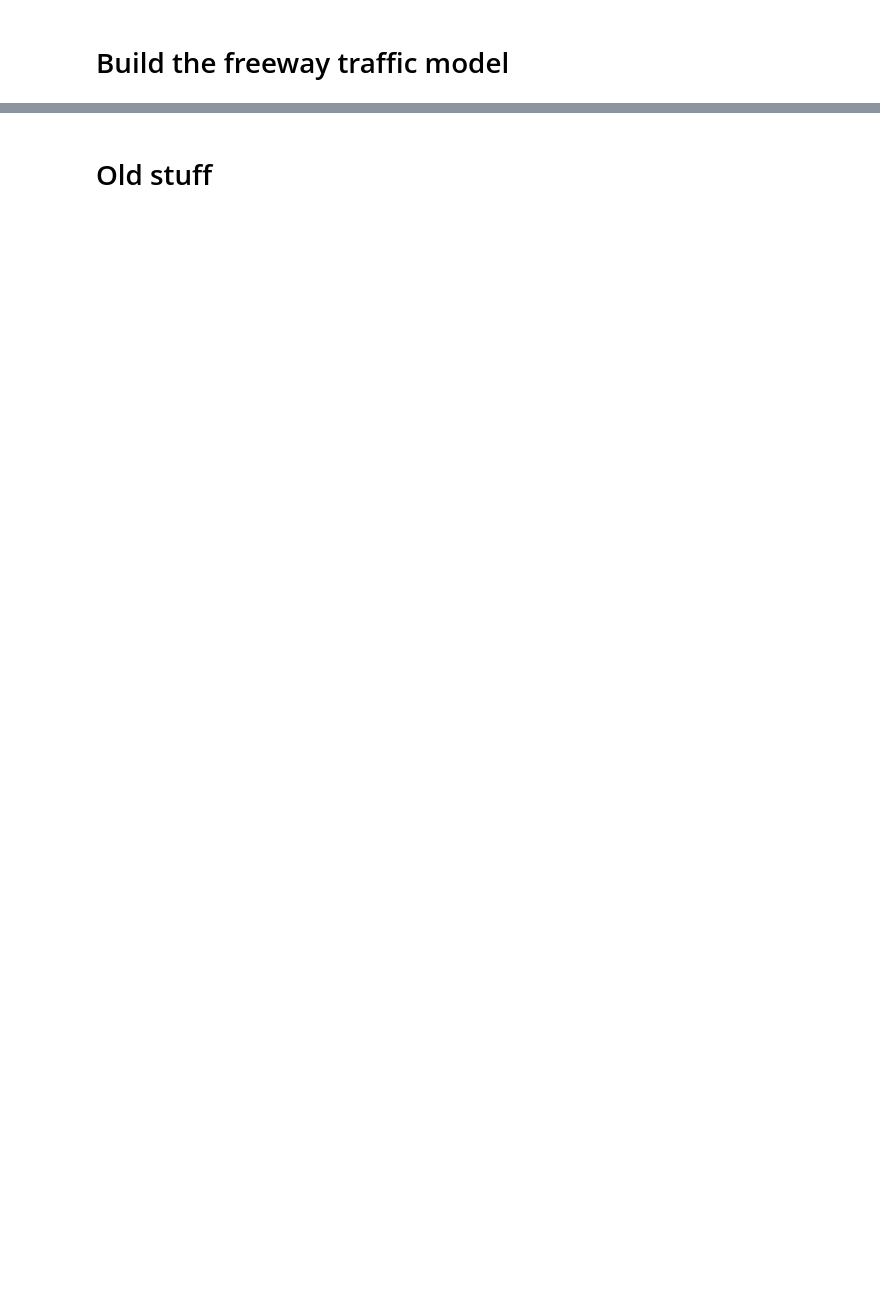
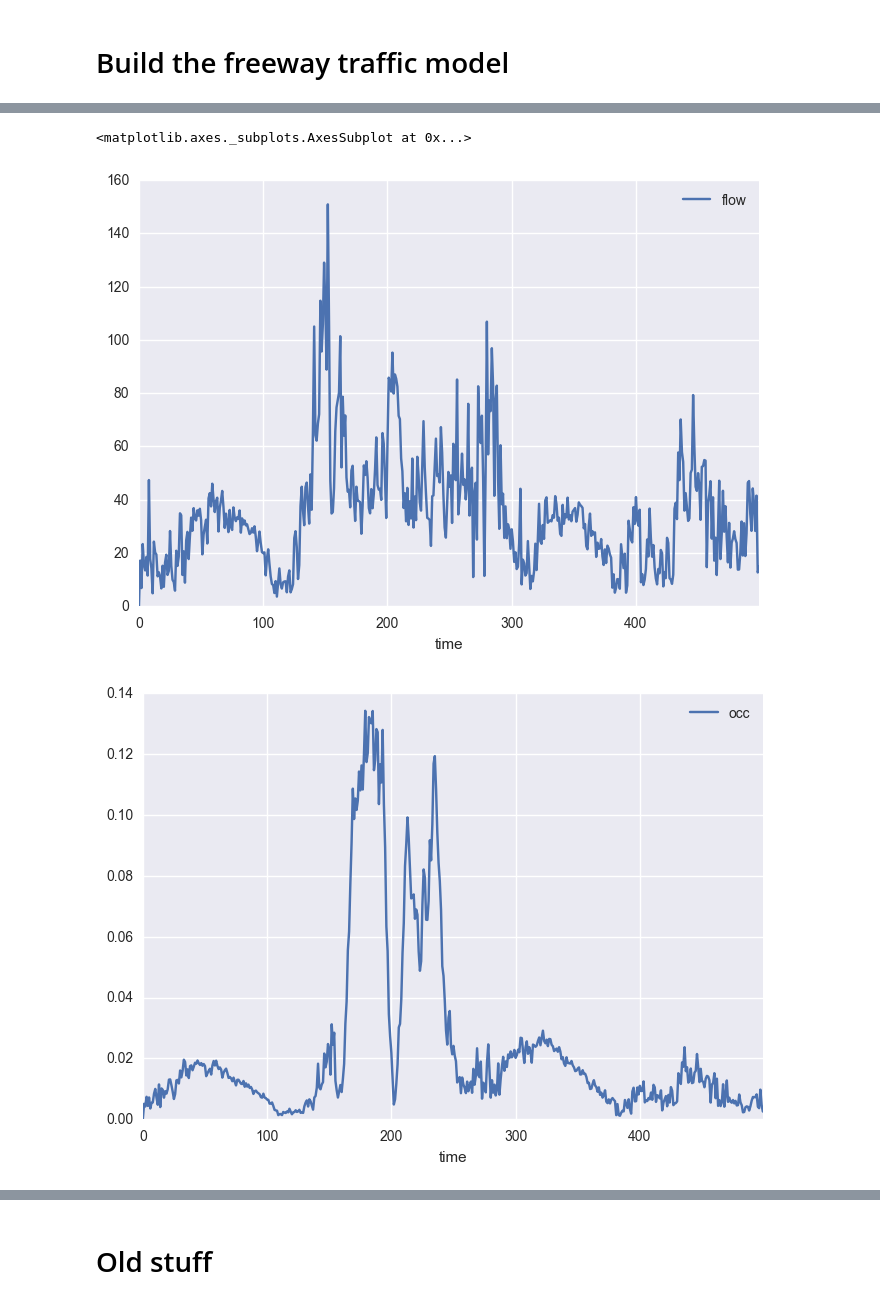
Before and after one commit to abrespect/DSE_Cohort2_Traffic_Capstone, a Jupyter notebook: cohort2/exploration/traffic_prediction_model.ipynb, the cells around one changed output, grey strips where cells are left out. Drawn from its saved outputs; the diff is of its cells as text; code cells hidden in the pictures; blank space fills up the shorter version.

```diff
--- a/cohort2/exploration/traffic_prediction_model.ipynb
+++ b/cohort2/exploration/traffic_prediction_model.ipynb
@@ -426,7 +426,7 @@ for idx,(p,s,a) in enumerate([segments[i:i + 3] for i in range(0, len(segments)-
     union_rdd_list.append(sc_psa)
 
 
-union_rdd = reduce(lambda x,y:x.union(y),union_rdd_list[0:14])
+union_rdd = reduce(lambda x,y:x.union(y),union_rdd_list[6:16])
 #union_rdd = reduce(lambda x,y:x.union(y),union_rdd_list[0:4])
 union_rdd = union_rdd.join(fwy_rdd, 'station').withColumn("dtime", delta_time('delta','tdelta','IML'))
 # %%
@@ -628,0 +614,16 @@ time 495 segment 12 error [1.2474488326941682, 0.0062458581220545262]
+# %%
+#check error Print
+print '   Time:  Flow Error : Occ Error'
+print '       Segment:'
+for t in sorted(last_pred.keys()):
+    print '%7i:'%(t*5)
+
+    for s in sorted_segments:
+        y_test = segments[s]['Y_test'].iloc[[t],:]
+        y_pred = last_pred[t][s]
+
+        error_list = list(np.sqrt(mean_squared_error(y_test, y_pred, multioutput='raw_values')))
+
+        print '%14i:  %08.2f   : %08.4f'%(s,error_list[0],error_list[1])
+
+    break
@@ -628,0 +644,24 @@ time 495 segment 12 error [1.2474488326941682, 0.0062458581220545262]
+# %%
+#check error plot
+
+
+data = []
+
+for t in sorted(last_pred.keys()):
+    for s in sorted_segments:
+        y_test = segments[s]['Y_test'].iloc[[t],:].values
+        y_pred = last_pred[t][s].values
+
+        error_list = list(np.sqrt(mean_squared_error(y_test, y_pred, multioutput='raw_values')))
+
+        data.append([t,s,error_list[0],error_list[1]])
+error_df = pd.DataFrame(data,columns=['time','segment','flow','occ'])
+# %%
+error_df.groupby('time').mean().plot(y='flow')
+error_df.groupby('time').mean().plot(y='occ')
+error_df.groupby('segment').mean().plot(y='flow')
+error_df.groupby('segment').mean().plot(y='occ')
+# %% [output]
+<matplotlib.axes._subplots.AxesSubplot at 0x...>
+[figure, added]
+[figure, added]
```
Also changed, not shown: parts of 12 cells of this notebook.
